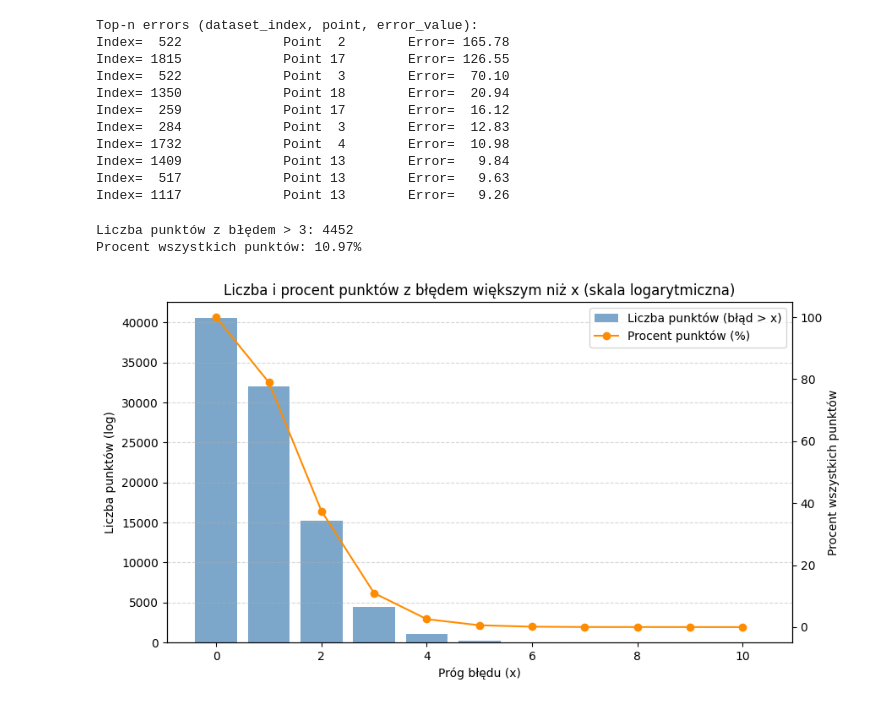
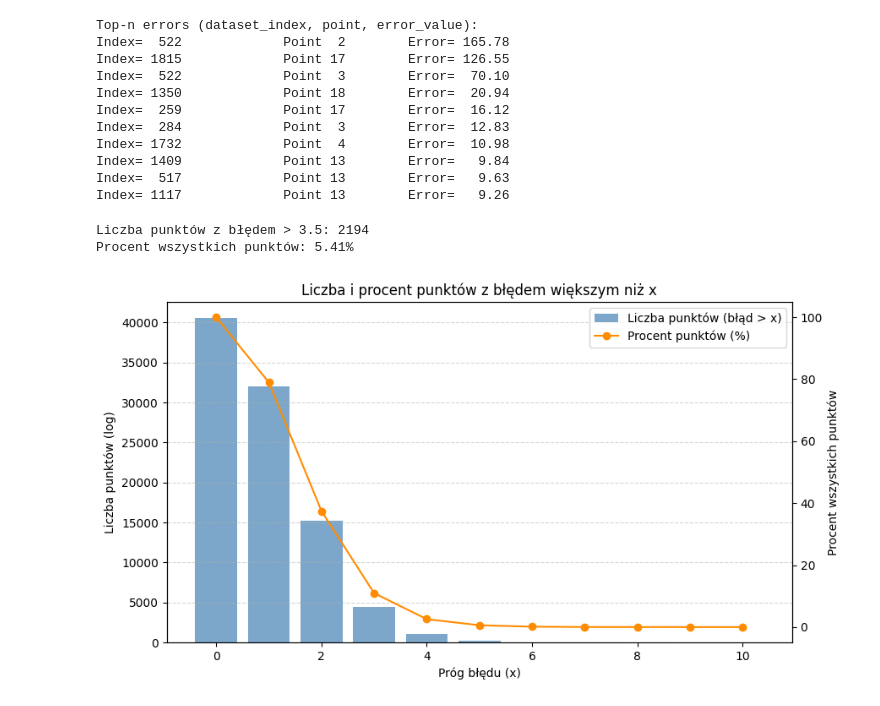
Before and after one commit to mkrajew/bees, a Jupyter notebook: notebooks/09_GPA_impl.ipynb, the cells around one changed output. Saved outputs shown, nothing was run; the diff lists cells and outputs as text; code cells hidden in the pictures.

```diff
--- a/notebooks/09_GPA_impl.ipynb
+++ b/notebooks/09_GPA_impl.ipynb
@@ -282,30 +204,30 @@ bad_masks = 0
 
 output = model(image.cuda().unsqueeze(0))
 mask = torch.round(output).squeeze().detach().cpu().numpy()
-try:
-    mask_coords = mask_to_coords(mask, max_iter=1)
+# try:
+mask_coords = mask_to_coords(mask, max_iter=1)
 
-    mask_height, mask_width = mask.shape
-    orig_width, orig_height = orig_size
+mask_height, mask_width = mask.shape
+orig_width, orig_height = orig_size
 
-    pad_left, pad_top, pad_right, pad_bottom = unet_reverse_padding(mask, orig_width, orig_height)
+pad_left, pad_top, pad_right, pad_bottom = unet_reverse_padding(mask, orig_width, orig_height)
 
-    mask_coords = [(x - pad_left, y - pad_bottom) for x, y in mask_coords]
+mask_coords = [(x - pad_left, y - pad_bottom) for x, y in mask_coords]
 
-    scale_x = orig_width / (mask_width - pad_right - pad_left)
-    scale_y = orig_height / (mask_height - pad_top - pad_bottom)
-    mask_coords = torch.tensor([(x * scale_x, y * scale_y) for x, y in mask_coords])
+scale_x = orig_width / (mask_width - pad_right - pad_left)
+scale_y = orig_height / (mask_height - pad_top - pad_bottom)
+mask_coords = torch.tensor([(x * scale_x, y * scale_y) for x, y in mask_coords])
 
-    # print(f"mask coordinates: {mask_coords}")
-    # print(f"original coordinates: {orig_labels}")
+# print(f"mask coordinates: {mask_coords}")
+# print(f"original coordinates: {orig_labels}")
 
-    _, reordered, _ = recover_order(mean_coords, mask_coords)
-    orig = orig_labels.view(-1, 2)
-    print(orig.shape)
-    print(reordered.shape)
-    print(mean_squared_error(orig, reordered, multioutput='raw_values'))
-    for i in range(len(reordered)):
-        print(f"{i + 1}:\t{reordered[i]}\t{orig[i]}")
-except Exception as e:
-    print(e)
+reordered = recover_order(mean_coords, mask_coords)
+orig = orig_labels.view(-1, 2)
+print(orig.shape)
+print(reordered.shape)
+print(mean_squared_error(orig, reordered, multioutput='raw_values'))
+for i in range(len(reordered)):
+    print(f"{i + 1}:\t{reordered[i]}\t{orig[i]}")
+# except Exception as e:
+#     print(e)
 # %% [output]
@@ -361,7 +283,7 @@ for idx, (image, label, original_coords, orig_size) in enumerate(tqdm(test_datas
         scale_y = orig_height / (mask_height - pad_top - pad_bottom)
         mask_coords_scaled = torch.tensor([(x * scale_x, y * scale_y) for x, y in mask_coords])
 
-        _, reordered, _ = recover_order(mean_coords, mask_coords_scaled)
+        reordered= recover_order(mean_coords, mask_coords_scaled)
         orig = original_coords.view(-1, 2)
 
         original_labels.append(orig.cpu().numpy())
@@ -455,7 +376,7 @@ Index= 1409             Point 13        Error=   9.84
 Index=  517             Point 13        Error=   9.63
 Index= 1117             Point 13        Error=   9.26
 # %%
-threshold = 3
+threshold = 3.5
 
 num_errors_above_threshold = np.sum(errors > threshold)
 
@@ -468,8 +389,8 @@ percentage = (num_errors_above_threshold / total_points) * 100
 print(f"Liczba punktów z błędem > {threshold}: {num_errors_above_threshold}")
 print(f"Procent wszystkich punktów: {percentage:.2f}%")
 # %% [output]
-Liczba punktów z błędem > 3: 4452
-Procent wszystkich punktów: 10.97%
+Liczba punktów z błędem > 3.5: 2194
+Procent wszystkich punktów: 5.41%
 # %%
 import numpy as np
 import matplotlib.pyplot as plt
@@ -486,32 +407,32 @@ m = 10
 # Progi od 0 do m
 x_values = np.arange(0, m + 1)
 
 # Liczba i procent punktów z błędem > x
 counts = [np.sum(flat_errors > x) for x in x_values]
 percentages = [100 * c / len(flat_errors) for c in counts]
 
 # Tworzymy wykres
 fig, ax1 = plt.subplots(figsize=(9, 5))
 
 # Kolumny - liczba punktów (log scale)
 ax1.bar(x_values, counts, color='steelblue', alpha=0.7, label='Liczba punktów (błąd > x)')
 ax1.set_xlabel('Próg błędu (x)')
 ax1.set_ylabel('Liczba punktów (log)')
 # ax1.set_yscale('log')  # <<<<<< LOGARYTMICZNA SKALA
 ax1.grid(True, which="both", axis='y', linestyle='--', alpha=0.5)
-ax1.set_title('Liczba i procent punktów z błędem większym niż x (skala logarytmiczna)')
+ax1.set_title('Liczba i procent punktów z błędem większym niż x')
 
 # Druga oś - procent punktów
 ax2 = ax1.twinx()
 ax2.plot(x_values, percentages, color='darkorange', marker='o', label='Procent punktów (%)')
 ax2.set_ylabel('Procent wszystkich punktów')
 
 # Legenda łączona
 lines, labels = ax1.get_legend_handles_labels()
 lines2, labels2 = ax2.get_legend_handles_labels()
 ax1.legend(lines + lines2, labels + labels2, loc='upper right')
 
 plt.tight_layout()
 plt.show()
 # %% [output]
-[figure, old version]
+[figure, new version]
```
Also changed, not shown: parts of 7 cells of this notebook.
